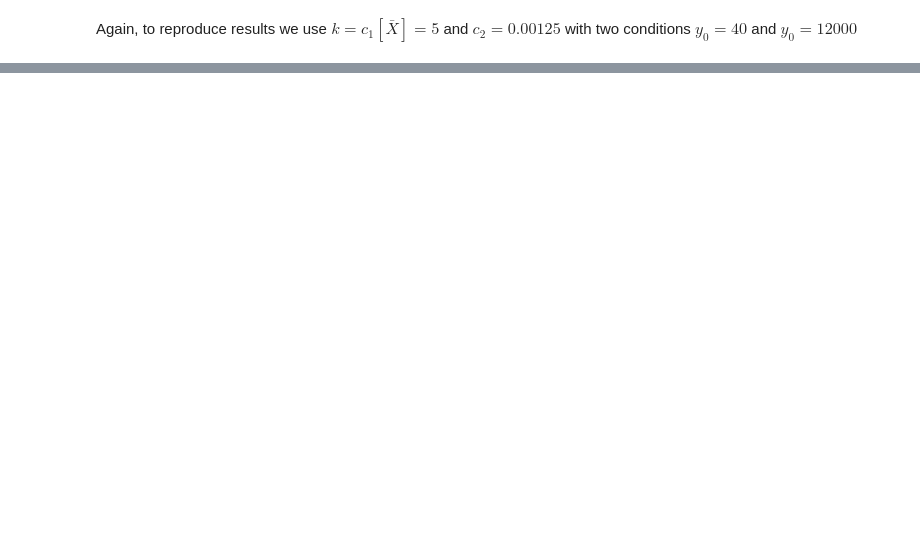
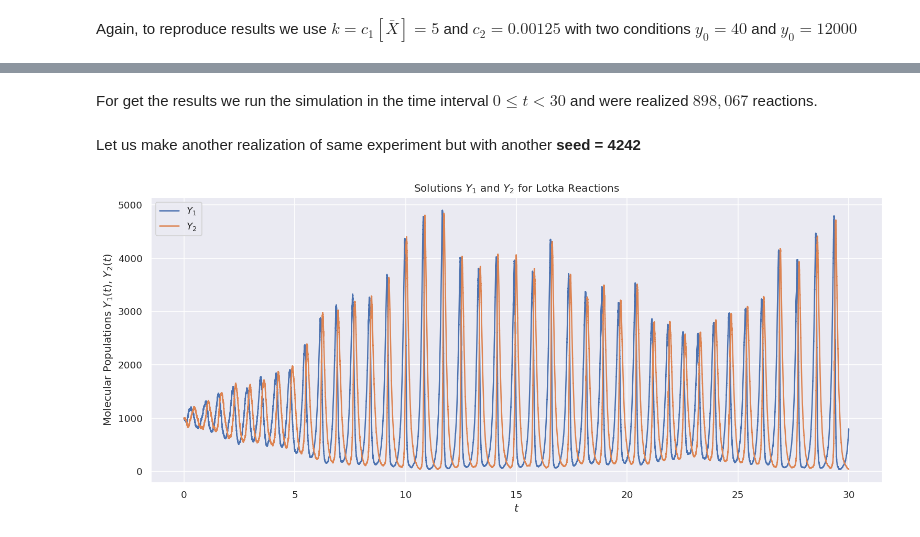
Before and after one commit to uncrayon/gillespie-algorithm, a Jupyter notebook: Epoch_1.ipynb, the cells around one changed output, grey strips where cells are left out. Cells and saved outputs as stored; diff of their text form; code cells hidden in the pictures; blank space fills up the shorter version.

```diff
--- a/Epoch_1.ipynb
+++ b/Epoch_1.ipynb
@@ -205,0 +295,21 @@ plt.show()
+# %% [markdown]
+For get the results we run the simulation in the time interval $0\le t <30$ and were realized $898,067$ reactions.
+# %% [markdown]
+Let us make another realization of same experiment but with another **seed = 4242**
+# %%
+x,t = SSA(x=np.asarray([[1000,1000]]),t=[0],a=a,v=v,t_max=30,seed=4242)
+# %%
+fig,ax = plt.subplots(1,1,dpi=120,figsize=(15,6))
+
+ax.plot(t,x[:,0],label=r'$Y_{1}$ ')
+ax.plot(t,x[:,1],label=r'$Y_{2}$')
+
+ax.set_xlabel(r'$t$')
+ax.set_ylabel(r'Molecular Populations $Y_{1}(t)$, $Y_{2}(t)$')
+ax.set_title(r'Solutions $Y_{1}$ and $Y_{2}$ for Lotka Reactions')
+
+ax.legend()
+
+plt.show()
+# %% [output]
+[figure, added]
```
Also changed, not shown: parts of 20 cells of this notebook.
